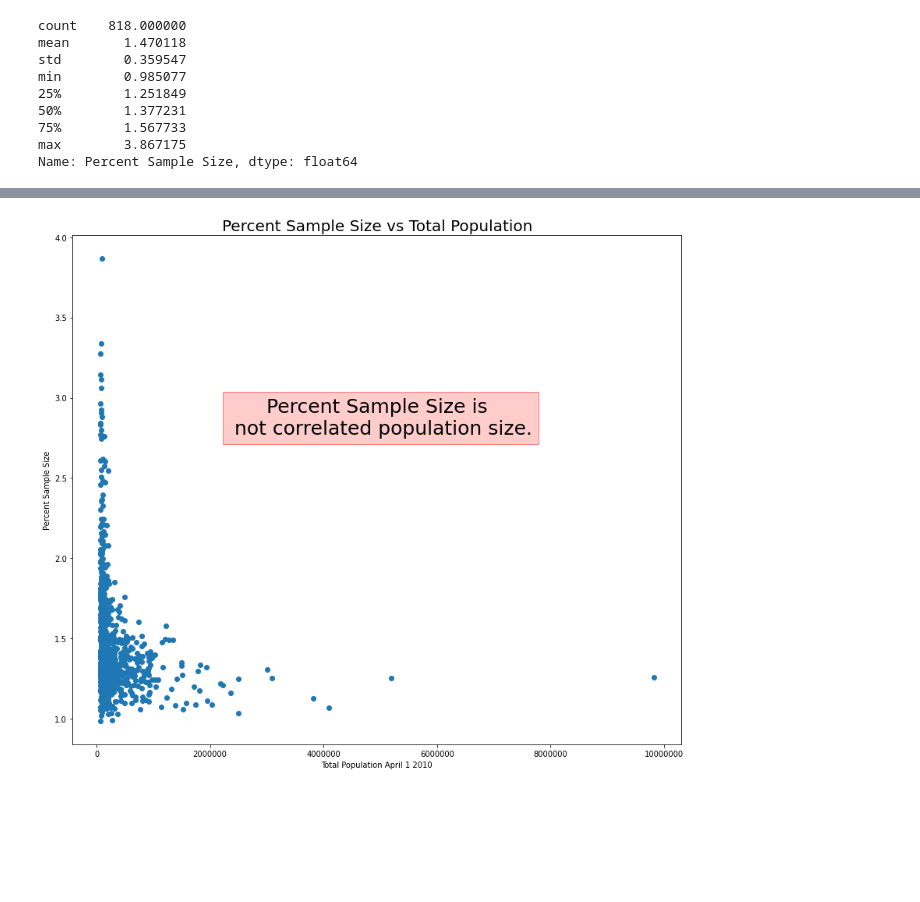
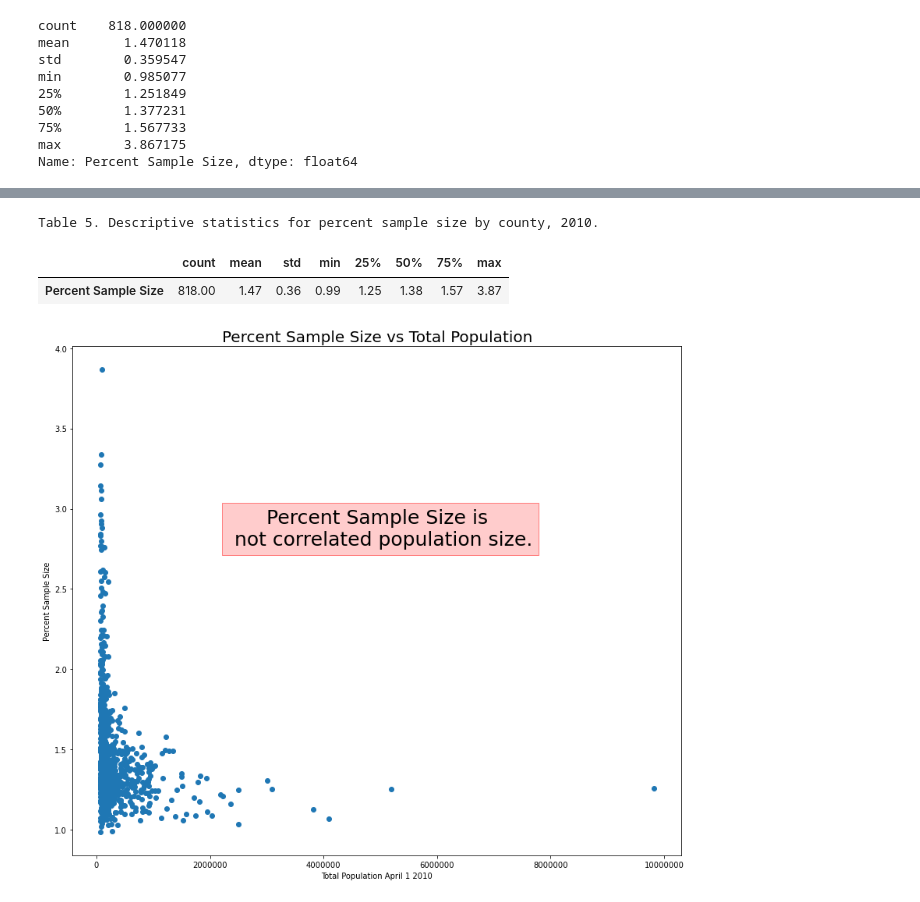
Before and after one commit to npr99/PlanningMethods, a Jupyter notebook: PLAN604_Population_vs_Sample_USCounties.ipynb, the cells around one changed output, grey strips where cells are left out. Cells and saved outputs as stored; diff of their text form; code cells hidden in the pictures; blank space fills up the shorter version.

```diff
--- a/PLAN604_Population_vs_Sample_USCounties.ipynb
+++ b/PLAN604_Population_vs_Sample_USCounties.ipynb
@@ -415,6 +416,17 @@ merge_pt2_df.head()
 | 2 | 0500000US05135 | Sharp County, Arkansas | 17264 | 8532 | 05 | 135 | ... |
 | 3 | 0500000US05137 | Stone County, Arkansas | 12394 | 6128 | 05 | 137 | ... |
 | 4 | 0500000US05139 | Union County, Arkansas | 41639 | 20259 | 05 | 139 | ... |
+# %%
+### Explore Percent Sample Size
+table5 = merge_pt2_df[['Percent Sample Size']].describe().T
+varformat = "{:,.2f}" # The variable format adds a comma and rounds up
+table_title = "Table 5. Descriptive statistics for percent sample size by county, 2010."
+table5 = table5.style.set_caption(table_title).format(varformat).set_properties(**{'text-align': 'right'})
+table5
+# %% [output]
+Table 5. Descriptive statistics for percent sample size by county, 2010.
+|  | count | mean | std | min | 25% | 50% | 75% | max |
+| Percent Sample Size | 818.00 | 1.47 | 0.36 | 0.99 | 1.25 | 1.38 | 1.57 | 3.87 |
 # %%
 # Scatter Plot
 plt.figure(figsize=(14, 12))
```
Also changed, not shown: parts of 13 cells of this notebook.
